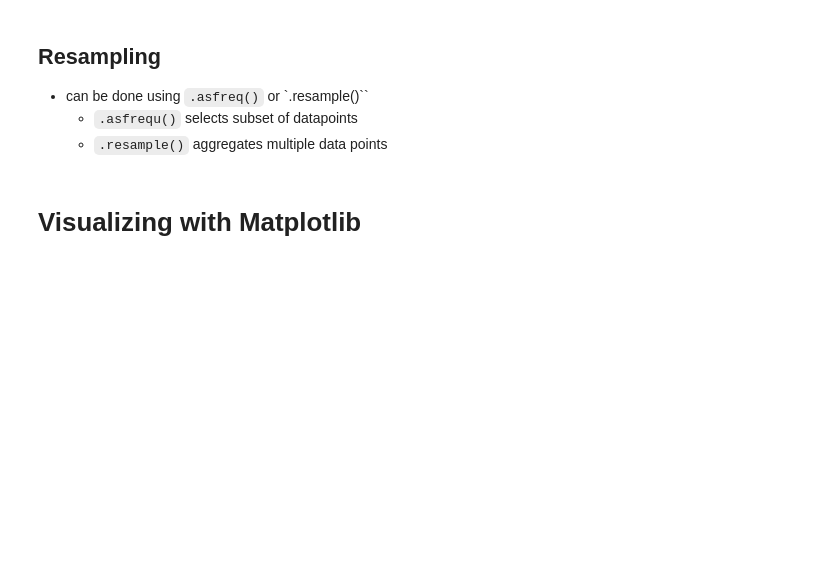
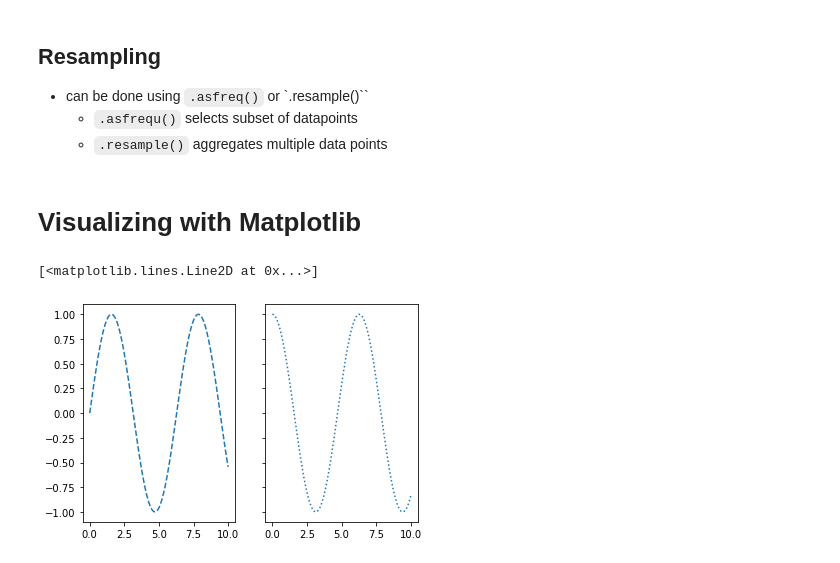
Before and after one commit to moritzwilksch/DataScienceEducation, a Jupyter notebook: PythonForDataScienceHandbook/NotesPythonDSHandbook.ipynb, the cells around one changed output. Drawn from its saved outputs; the diff is of its cells as text; code cells hidden in the pictures; blank space fills up the shorter version.

Commit message:
plotting

```diff
--- a/PythonForDataScienceHandbook/NotesPythonDSHandbook.ipynb
+++ b/PythonForDataScienceHandbook/NotesPythonDSHandbook.ipynb
@@ -185,3 +185,12 @@ array(['2015-07-04', '2015-07-05', '2015-07-06', '2015-07-07',
     - `.resample()` aggregates multiple data points
 # %% [markdown]
 # Visualizing with Matplotlib
+# %%
+import matplotlib.pyplot as plt
+fig, ax = plt.subplots(1, 2, sharey=True)
+x = np.linspace(0, 10, 100)
+ax[0].plot(x, np.sin(x), linestyle="--")
+ax[1].plot(x, np.cos(x), linestyle=":")
+# %% [output]
+[<matplotlib.lines.Line2D at 0x...>]
+[figure, added]
```
Also changed, not shown: parts of 3 cells of this notebook.
